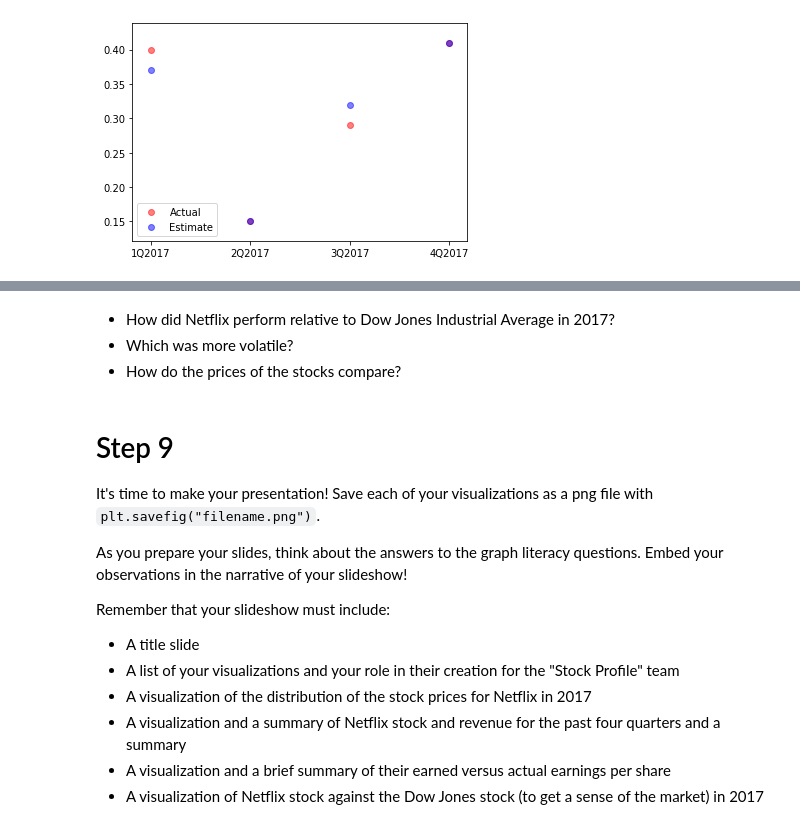
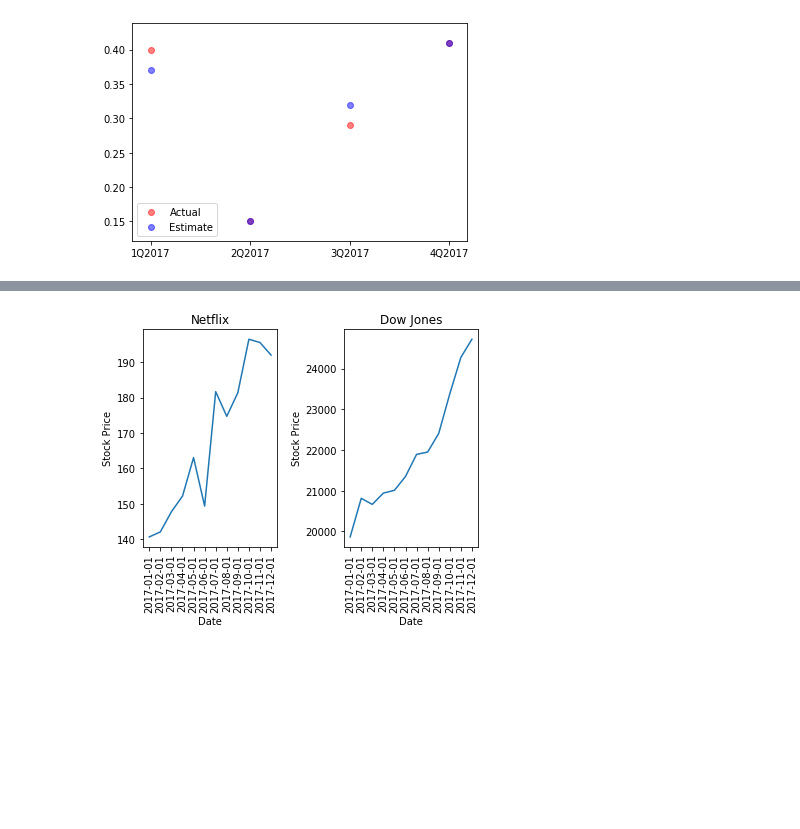
Before and after one commit to jamietsadler/Netflix-Stock-Price, a Jupyter notebook: netflix_visualizations.ipynb, the cells around one changed output, grey strips where cells are left out. Cells and saved outputs as stored; diff of their text form; code cells hidden in the pictures; blank space fills up the shorter version.

```diff
--- a/netflix_visualizations.ipynb
+++ b/netflix_visualizations.ipynb
@@ -113,3 +51,4 @@ Hint: Use [`.rename()`](https://pandas.pydata.org/pandas-docs/stable/generated/p
 # %%
 netflix_stocks.rename(columns={"Adj Close": "Price"}, inplace=True)
 netflix_stocks_quarterly.rename(columns={"Adj Close": "Price"}, inplace=True)
+dowjones_stocks.rename(columns={"Adj Close": "Price"}, inplace=True)
@@ -276,18 +129,20 @@ Since `Price` which is the most relevant data is in the Y axis, let's map our su
-# %% [markdown]
-- How did Netflix perform relative to Dow Jones Industrial Average in 2017?
-- Which was more volatile?
-- How do the prices of the stocks compare?
-# %% [markdown]
-# Step 9
-
-It's time to make your presentation! Save each of your visualizations as a png file with `plt.savefig("filename.png")`.
-
-As you prepare your slides, think about the answers to the graph literacy questions. Embed your observations in the narrative of your slideshow!
-
-Remember that your slideshow must include:
-- A title slide
-- A list of your visualizations and your role in their creation for the "Stock Profile" team
-- A visualization of the distribution of the stock prices for Netflix in 2017
-- A visualization and a summary of Netflix stock and revenue for the past four quarters and a summary
-- A visualization and a brief summary of their earned versus actual earnings per share
-- A visualization of Netflix stock against the Dow Jones stock (to get a sense of the market) in 2017
+# %%
+# Left plot Netflix
+# ax1 = plt.subplot(total number rows, total number columns, index of subplot to modify)
+ax1 = plt.subplot(1,2,1)
+plt.plot(netflix_stocks['Date'], netflix_stocks['Price'])
+plt.title("Netflix")
+plt.xlabel("Date")#
+plt.ylabel("Stock Price")
+plt.xticks(rotation=90)
+
+ax2 = plt.subplot(1,2,2)
+plt.plot(dowjones_stocks['Date'], dowjones_stocks['Price'])
+plt.title("Dow Jones")
+plt.xlabel("Date")#
+plt.ylabel("Stock Price")
+plt.xticks(rotation=90)
+plt.subplots_adjust(wspace=0.5)
+plt.show()
+# %% [output]
+[figure, added]
```
Also changed, not shown: parts of 27 cells of this notebook.
